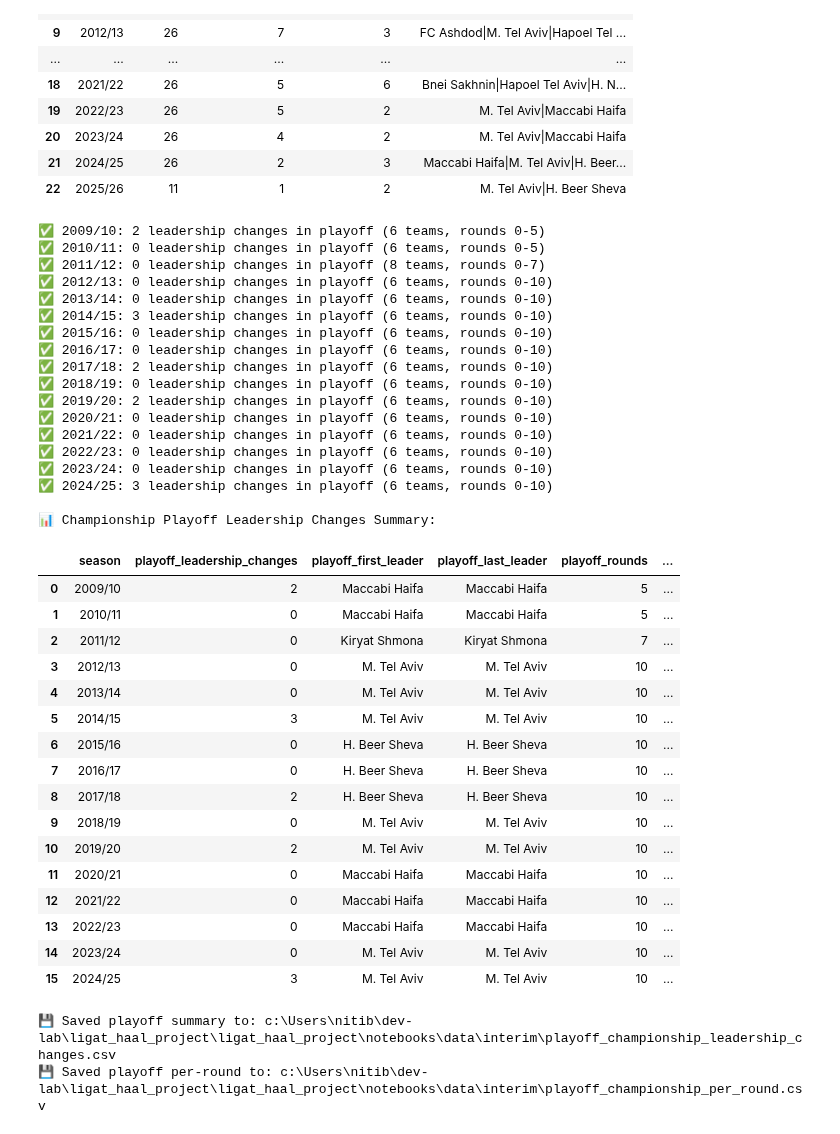
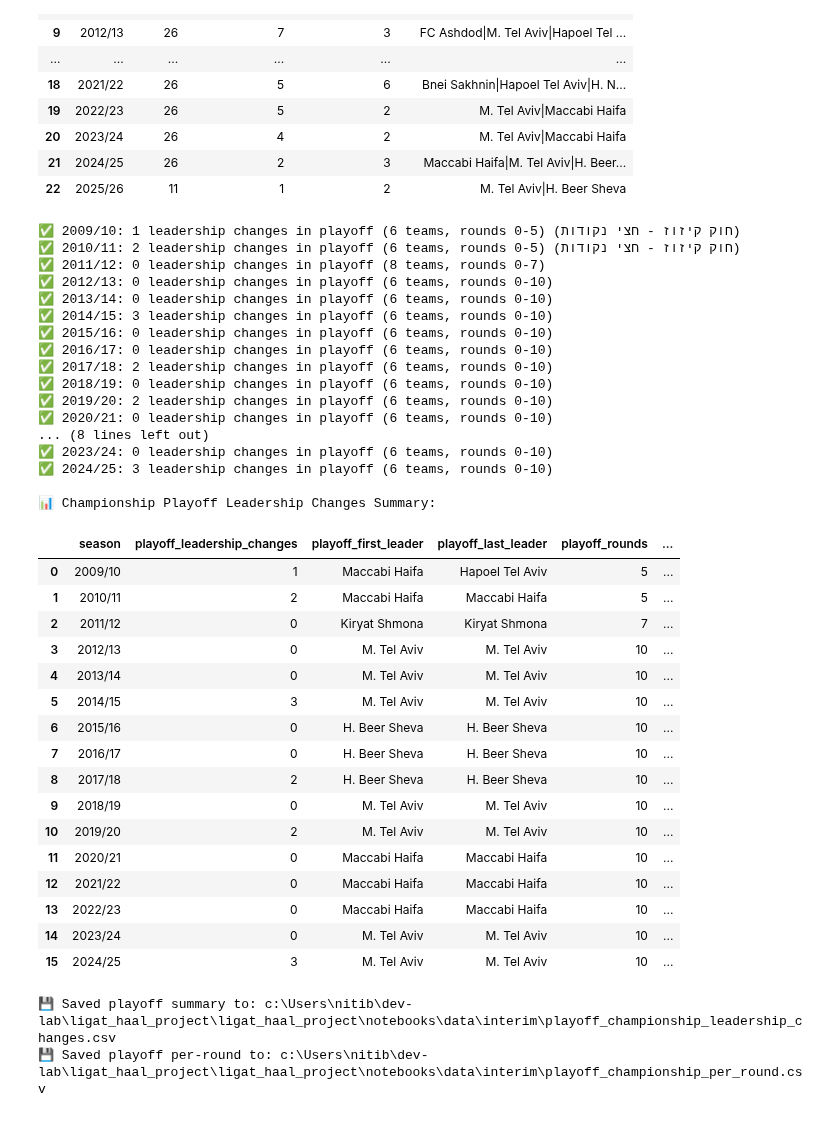
Before and after one commit to Nitaybenadmon123/ligat_haal_project, a Jupyter notebook: ligat_haal_project/notebooks/title_race/01_title_race_collection.ipynb, the cells around one changed output. Cells and saved outputs as stored; diff of their text form; code cells hidden in the pictures.

```diff
--- a/ligat_haal_project/notebooks/title_race/01_title_race_collection.ipynb
+++ b/ligat_haal_project/notebooks/title_race/01_title_race_collection.ipynb
@@ -1736,7 +1736,8 @@ playoff_seasons = playoff_seasons_16_teams + playoff_seasons_14_teams
 def calculate_playoff_leaders(season_str: str,
                               regular_final_standings: pd.DataFrame,
                               playoff_matches: pd.DataFrame,
-                              num_playoff_teams: int = 6) -> pd.DataFrame:
+                              num_playoff_teams: int = 6,
+                              apply_halving: bool = False) -> pd.DataFrame:
     """
     Calculate round-by-round leaders in championship playoff.
 
@@ -1745,6 +1746,7 @@ def calculate_playoff_leaders(season_str: str,
         regular_final_standings: Final standings from regular season
         playoff_matches: Playoff match results
         num_playoff_teams: Number of teams in playoff (4, 6, or 8)
+        apply_halving: If True, apply "חוק הקיזוז" - halve points before playoff (2009/10, 2010/11)
 
     Returns:
         DataFrame with playoff round leaders
@@ -1755,8 +1757,14 @@ def calculate_playoff_leaders(season_str: str,
     stats = {}
     for _, row in topN.iterrows():
         team = row['team']
+        points = int(row['points'])
+
+        # Apply halving rule for 2009/10 and 2010/11 seasons
+        if apply_halving:
+            points = points // 2
+
         stats[team] = {
-            'points': int(row['points']),
+            'points': points,
             'gf': int(row['gf']),
             'ga': int(row['ga']),
             'gd': int(row['gd']),
@@ -1924,14 +1932,20 @@ for season in playoff_seasons:
         playoff_teams_unique = sorted(set(playoff_df['home_team']).union(set(playoff_df['away_team'])))
         num_playoff_teams = len(playoff_teams_unique)
 
+        # Check if this season uses the halving rule (חוק הקיזוז)
+        apply_halving = season in ['2009/10', '2010/11']
+
         # Calculate playoff leaders
         try:
-            playoff_leaders_df = calculate_playoff_leaders(season, regular_standings, playoff_df, num_playoff_teams)
+            playoff_leaders_df = calculate_playoff_leaders(
+                season, regular_standings, playoff_df, num_playoff_teams, apply_halving
+            )
             playoff_leaders_df.insert(0, 'season', season)
             playoff_results.append(playoff_leaders_df)
 
             changes = playoff_leaders_df[playoff_leaders_df['first_place_changed'] == True]
-            print(f"✅ {season}: {len(changes)} leadership changes in playoff ({num_playoff_teams} teams, rounds 0-{playoff_leaders_df['round'].max()})")
+            halving_note = " (חוק קיזוז - חצי נקודות)" if apply_halving else ""
+            print(f"✅ {season}: {len(changes)} leadership changes in playoff ({num_playoff_teams} teams, rounds 0-{playoff_leaders_df['round'].max()}){halving_note}")
         except Exception as e:
             print(f"❌ Error processing playoff for {season}: {e}")
             # Debug: show team names
@@ -1958,39 +1972,38 @@ if playoff_results:
     # Save
     out_playoff_summary = INTERIM_DIR / 'playoff_championship_leadership_changes.csv'
     playoff_summary.to_csv(out_playoff_summary, index=False, encoding='utf-8-sig')
 
     out_playoff_detail = INTERIM_DIR / 'playoff_championship_per_round.csv'
     playoff_all.to_csv(out_playoff_detail, index=False, encoding='utf-8-sig')
 
     print(f"\n📊 Championship Playoff Leadership Changes Summary:")
     display(playoff_summary)
 
     print(f"\n💾 Saved playoff summary to: {out_playoff_summary}")
     print(f"💾 Saved playoff per-round to: {out_playoff_detail}")
 else:
     print("\n❌ No playoff data processed")
 # %% [output]
-✅ 2009/10: 2 leadership changes in playoff (6 teams, rounds 0-5)
-✅ 2010/11: 0 leadership changes in playoff (6 teams, rounds 0-5)
+✅ 2009/10: 1 leadership changes in playoff (6 teams, rounds 0-5) (חוק קיזוז - חצי נקודות)
+✅ 2010/11: 2 leadership changes in playoff (6 teams, rounds 0-5) (חוק קיזוז - חצי נקודות)
 ✅ 2011/12: 0 leadership changes in playoff (8 teams, rounds 0-7)
 ✅ 2012/13: 0 leadership changes in playoff (6 teams, rounds 0-10)
 ✅ 2013/14: 0 leadership changes in playoff (6 teams, rounds 0-10)
 ✅ 2014/15: 3 leadership changes in playoff (6 teams, rounds 0-10)
 ✅ 2015/16: 0 leadership changes in playoff (6 teams, rounds 0-10)
 ✅ 2016/17: 0 leadership changes in playoff (6 teams, rounds 0-10)
 ✅ 2017/18: 2 leadership changes in playoff (6 teams, rounds 0-10)
 ✅ 2018/19: 0 leadership changes in playoff (6 teams, rounds 0-10)
 ✅ 2019/20: 2 leadership changes in playoff (6 teams, rounds 0-10)
 ✅ 2020/21: 0 leadership changes in playoff (6 teams, rounds 0-10)
-✅ 2021/22: 0 leadership changes in playoff (6 teams, rounds 0-10)
-✅ 2022/23: 0 leadership changes in playoff (6 teams, rounds 0-10)
+... (8 lines left out)
 ✅ 2023/24: 0 leadership changes in playoff (6 teams, rounds 0-10)
 ✅ 2024/25: 3 leadership changes in playoff (6 teams, rounds 0-10)
 
 📊 Championship Playoff Leadership Changes Summary:
 |  | season | playoff_leadership_changes | playoff_first_leader | playoff_last_leader | playoff_rounds | ... |
-| 0 | 2009/10 | 2 | Maccabi Haifa | Maccabi Haifa | 5 | ... |
-| 1 | 2010/11 | 0 | Maccabi Haifa | Maccabi Haifa | 5 | ... |
+| 0 | 2009/10 | 1 | Maccabi Haifa | Hapoel Tel Aviv | 5 | ... |
+| 1 | 2010/11 | 2 | Maccabi Haifa | Maccabi Haifa | 5 | ... |
 | 2 | 2011/12 | 0 | Kiryat Shmona | Kiryat Shmona | 7 | ... |
 | 3 | 2012/13 | 0 | M. Tel Aviv | M. Tel Aviv | 10 | ... |
 | 4 | 2013/14 | 0 | M. Tel Aviv | M. Tel Aviv | 10 | ... |
```
